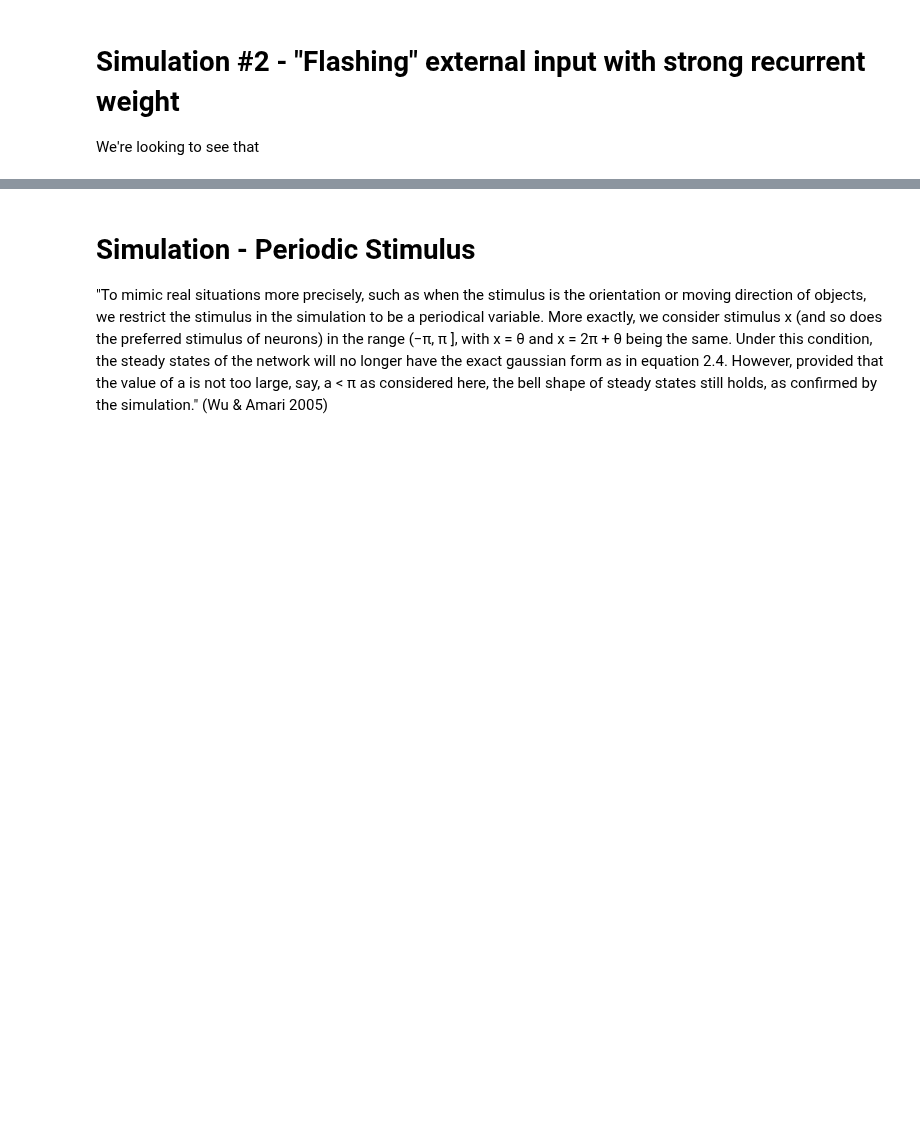
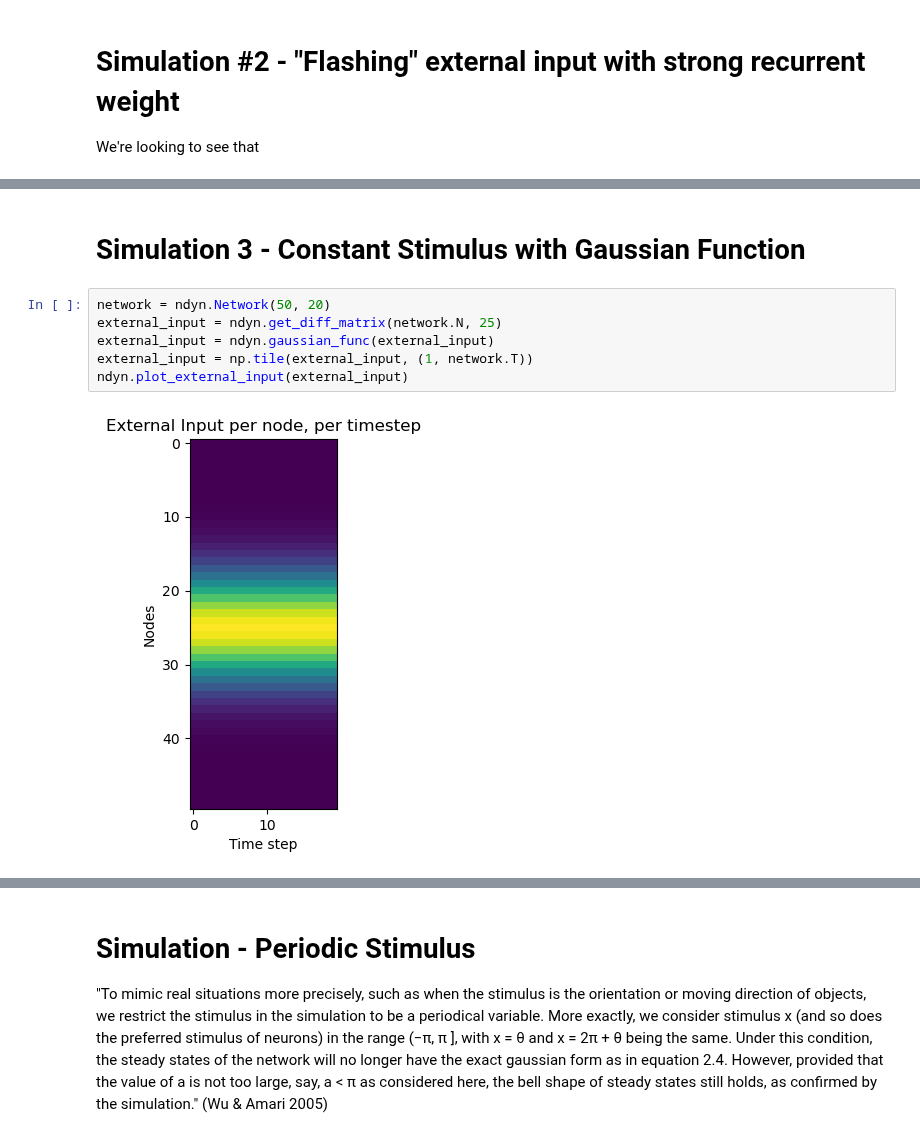
Before and after one commit to michealrm/Trappenberg_CAAN, a Jupyter notebook: caan_simulation.ipynb, the cells around one changed output, grey strips where cells are left out. Cells and saved outputs as stored; diff of their text form; blank space fills up the shorter version.

```diff
--- a/caan_simulation.ipynb
+++ b/caan_simulation.ipynb
@@ -57,0 +66,10 @@ We're looking to see that
+# %% [markdown]
+# Simulation 3 - Constant Stimulus with Gaussian Function
+# %%
+network = ndyn.Network(50, 20)
+external_input = ndyn.get_diff_matrix(network.N, 25)
+external_input = ndyn.gaussian_func(external_input)
+external_input = np.tile(external_input, (1, network.T))
+ndyn.plot_external_input(external_input)
+# %% [output]
+[figure, added]
```
Also changed, not shown: parts of 4 cells of this notebook, 1 other file.
